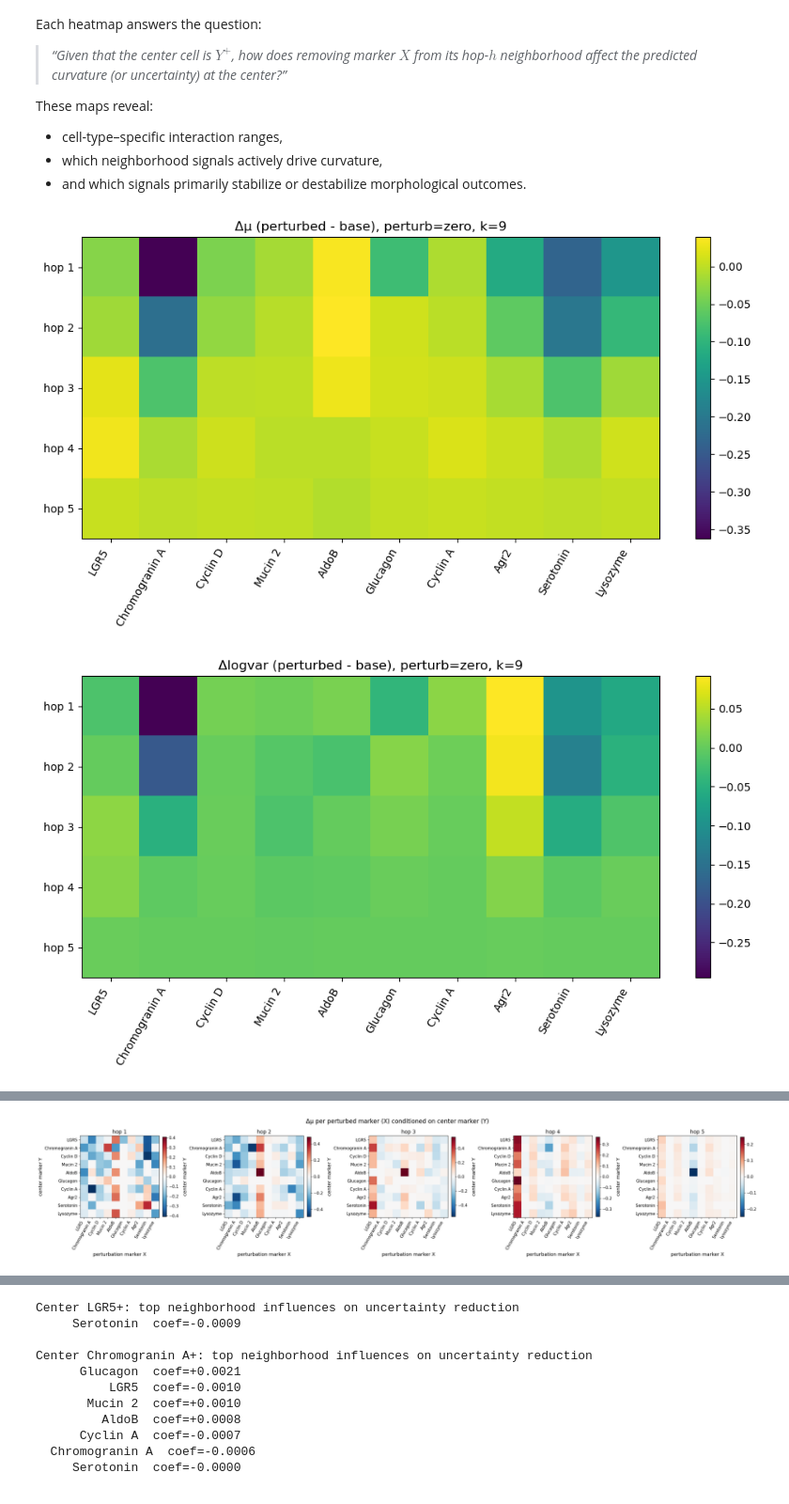
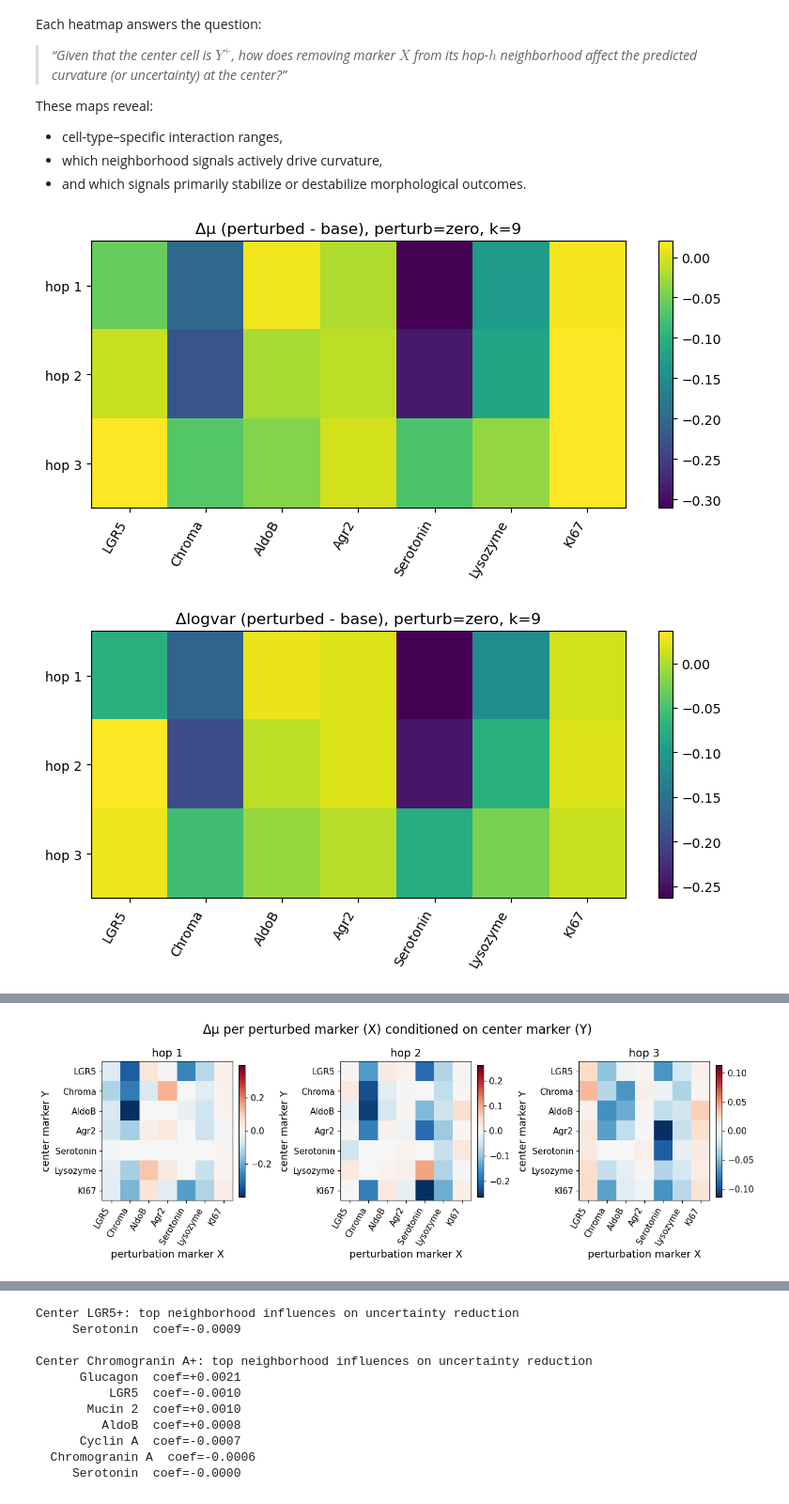
Before and after one commit to fskovbo/organoid_GNN, a Jupyter notebook: run_training_simple_gaussian.ipynb, the cells around one changed output, grey strips where cells are left out. Shown at 94% size. Drawn from its saved outputs; the diff is of its cells as text; code cells hidden in the pictures.

Commit message:
Updated to match new data

```diff
--- a/run_training_simple_gaussian.ipynb
+++ b/run_training_simple_gaussian.ipynb
@@ -15,12 +15,11 @@ from models import *
 from residuals import *
 # %%
 # Load all organoids
-data_dir = "training_data"
+data_dir = "training_data/full_set"
 graphs = load_dir_to_graphs(data_dir)
 print(f"Loaded {len(graphs)} organoids.")
 
-# Load metadata & attach
-meta = load_aux_metadata_for_dir("training_data")
+meta = load_aux_metadata_for_dir(data_dir)
 attached = attach_metadata_to_graphs(graphs, meta)
 print(f"Attached metadata to {attached}/{len(graphs)} graphs.")
 # %% [output]
@@ -30,6 +29,6 @@ Attached metadata to 1215/1215 graphs.
 # %%
 
-# (Optional) global outlier filtering BEFORE split (applies to all)
-low_pct, high_pct = 0.0, 100.0   # example: keep middle 0–95th percentile
-graphs, thr = filter_outliers(graphs, low_pct=low_pct, high_pct=high_pct, stat="median")
-print(f"After global filter: {len(graphs)} organoids | thresholds: {thr}")
+# # (Optional) global outlier filtering BEFORE split (applies to all)
+# low_pct, high_pct = 0.0, 100.0   # example: keep middle 0–95th percentile
+# graphs, thr = filter_outliers(graphs, low_pct=low_pct, high_pct=high_pct, stat="median")
+# print(f"After global filter: {len(graphs)} organoids | thresholds: {thr}")
@@ -38,24 +35,13 @@ After global filter: 1215 organoids | thresholds: {'low': -0.0022743481677025557
 # %%
-# graphs: list[Data] already loaded and with .meta attached
-complexities = []
-for g in graphs:
-    md = getattr(g, "meta", {}) or {}
-    v = md.get("complexity", np.nan)
-    try:
-        v = float(v)
-    except Exception:
-        v = np.nan
-    complexities.append(v)
+# optional filter on complexity
+complexities = np.array([
+    float(getattr(g, "meta", {}).get("complexity", np.nan))
+    if getattr(g, "meta", {}).get("complexity", None) is not None else np.nan
+    for g in graphs
+], dtype=float)
 
-complexities = np.asarray(complexities, dtype=float)
 mask_keep = np.isfinite(complexities) & (complexities >= -1.0)
+graphs = [g for g, keep in zip(graphs, mask_keep) if keep]
 
-kept_graphs    = [g for g, m in zip(graphs, mask_keep) if m]
-dropped_graphs = [g for g, m in zip(graphs, mask_keep) if not m]
-
-print(f"Complexity filter: kept {len(kept_graphs)} / {len(graphs)} | "
-      f"dropped {len(dropped_graphs)} (missing/NaN or < 1)")
-
-# replace your working list
-graphs = kept_graphs
+print(f"After complexity filter: {len(graphs)} organoids.")
 # %% [output]
@@ -130,5 +116,5 @@ plt.show()
 # %%
-num_layers = 5
+num_layers = 3
 # num_hops   = num_layers
 # ego_train  = build_ego_dataset(
 #     g_train,
@@ -1065,37 +1051,37 @@ res = perturbation_influence_maps(
     model=model,
     marker_names=marker_names,
     k_hops=num_hops,
-    mode="all",
+    mode="single",
     max_subgraphs=1000,      # start small (e.g. 100-500), then scale up
     batch_size=128,
 )
 
 # Mean shifts (directional effect)
 plot_influence_heatmap(res["delta_mu_total"], res["hops"], res["marker_names"],
                        title=f"Δμ (perturbed - base), perturb=zero, k={k}")
 
 plot_influence_heatmap(res["delta_lv_total"], res["hops"], res["marker_names"],
                        title=f"Δlogvar (perturbed - base), perturb=zero, k={k}")
 
 # Magnitude-only (how strong the dependence is)
 plot_influence_heatmap(res["delta_mu_abs_total"], res["hops"], res["marker_names"],
                        title=f"|Δμ|, perturb=zero, k={k}")
 
 plot_influence_heatmap(res["delta_lv_abs_total"], res["hops"], res["marker_names"],
                        title=f"|Δlogvar|, perturb=zero, k={k}")
 
 
 plot_influence_center_resolved(
     res["delta_mu_cmarker"], res["hops"], res["marker_names"],
     title="Δμ per perturbed marker (X) conditioned on center marker (Y)",
     sort_center=False, center_zero=True, cmap='RdBu_r'
 )
 
 plot_influence_center_resolved(
     res["delta_lv_cmarker"], res["hops"], res["marker_names"],
     title="Δlogvar per perturbed marker (X) conditioned on center marker (Y)",
     sort_center=False, center_zero=True, cmap='RdBu_r'
 )
 # %% [output]
-[figure, old version]
+[figure, new version]
-[figure, old version]
+[figure, new version]
@@ -1104 +1090 @@ plot_influence_center_resolved(
-[figure, old version]
+[figure, new version]
```
Also changed, not shown: parts of 13 cells of this notebook, 1 other file.
